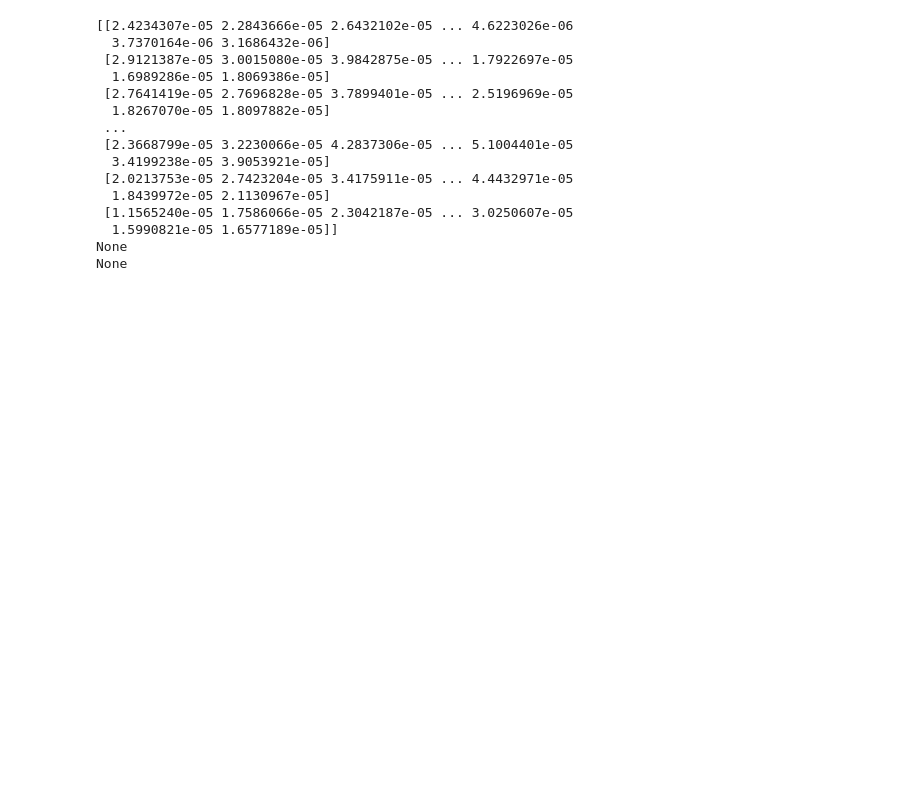
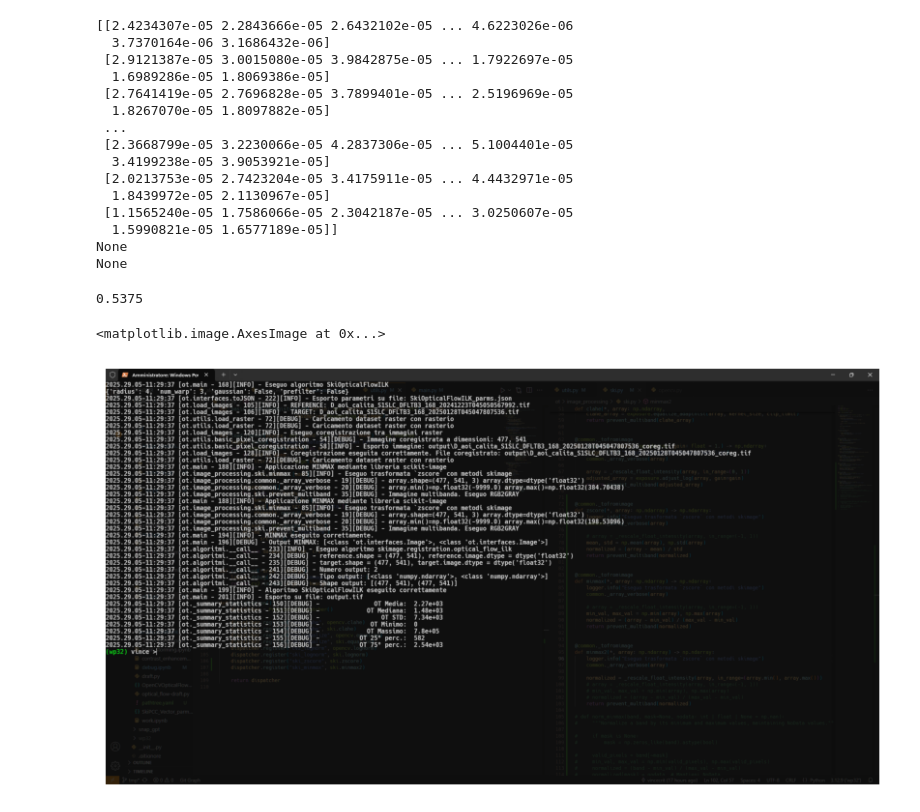
Before and after one commit to vincecrit/paracelso_wp32, a Jupyter notebook: scripts_notebook/debug.ipynb, the cells around one changed output. Cells and saved outputs as stored; diff of their text form; code cells hidden in the pictures; blank space fills up the shorter version.

```diff
--- a/scripts_notebook/debug.ipynb
+++ b/scripts_notebook/debug.ipynb
@@ -79,6 +80,7 @@ None
 None
 # %%
 import argparse
+import os
 import sys
 from importlib import reload
 from itertools import product
@@ -100,6 +102,8 @@ from scipy.signal import convolve2d
 from skimage.color import rgb2gray
 from skimage.registration import phase_cross_correlation
 from tqdm import tqdm
+
+
 
 
 def get_corvara_dataset():
@@ -125,8 +129,10 @@ def print_summary_statistics(array):
     print(f"   75th Percentile: {np.percentile(array, 75): .3g}")
 
 
-def get_jpg_images():
-    return dict(enumerate(Path("C:\\Users\\vcritell\\Pictures\\").glob("*.jpg")))
+def get_pictures_files(pattern: str = "*.jp*"):
+    root = os.environ['USERPROFILE']
+    pictures_path = os.path.join(root, "Pictures")
+    return dict(enumerate(Path(pictures_path).rglob(pattern)))
 
 
 def get_png_images():
@@ -159,3 +165,21 @@ def homogenize_nan(array, nodata, overwrite_nodata=None):
 
 def apply_mask(array, mask):
     return np.ma.masked_array(array, mask)
+# %%
+a = str(get_pictures_files(pattern='*png')[0])
+
+with rasterio.open(a, "r") as ds:
+    array = ds.read()
+# %%
+1032/1920
+# %% [output]
+0.5375
+# %%
+
+
+inner = cv2.merge([*array[:, :, :]])
+img = cv2.cvtColor(inner, cv2.COLOR_BGR2RGB)
+plt.imshow(img)
+# %% [output]
+<matplotlib.image.AxesImage at 0x...>
+[figure, added]
```
Also changed, not shown: parts of 4 cells of this notebook, 8 other files.
